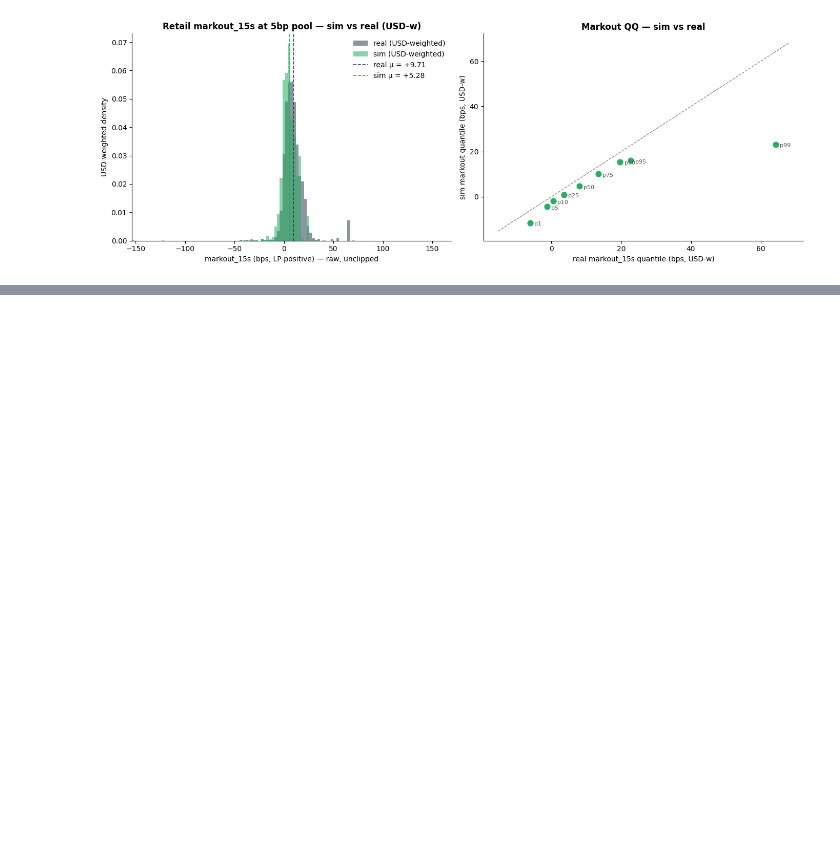
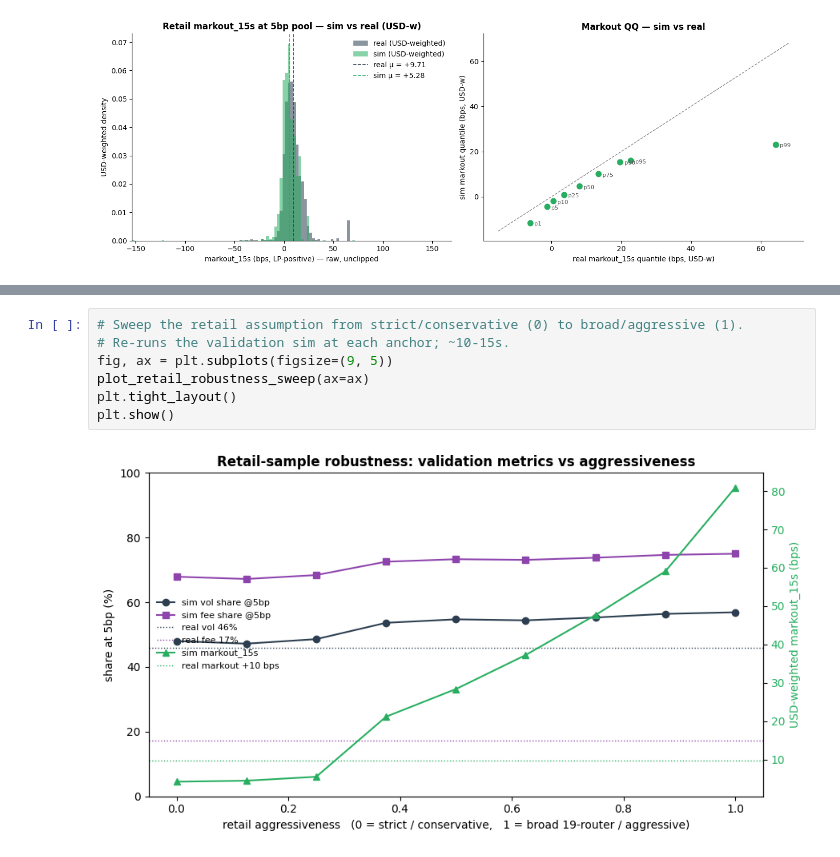
Before and after one commit to wanxinwanxin/amm-gym, a Jupyter notebook: presentation/realistic_simulator.ipynb, the cells around one changed output, grey strips where cells are left out. Saved outputs shown, nothing was run; the diff lists cells and outputs as text; blank space fills up the shorter version.

```diff
--- a/presentation/realistic_simulator.ipynb
+++ b/presentation/realistic_simulator.ipynb
@@ -348,0 +294,9 @@ With all three samples now on the strict front-end cohort (the symmetric, **Pure
+# %%
+# Sweep the retail assumption from strict/conservative (0) to broad/aggressive (1).
+# Re-runs the validation sim at each anchor; ~10-15s.
+fig, ax = plt.subplots(figsize=(9, 5))
+plot_retail_robustness_sweep(ax=ax)
+plt.tight_layout()
+plt.show()
+# %% [output]
+[figure, added]
```
Also changed, not shown: parts of 3 cells of this notebook, 2 other files.
